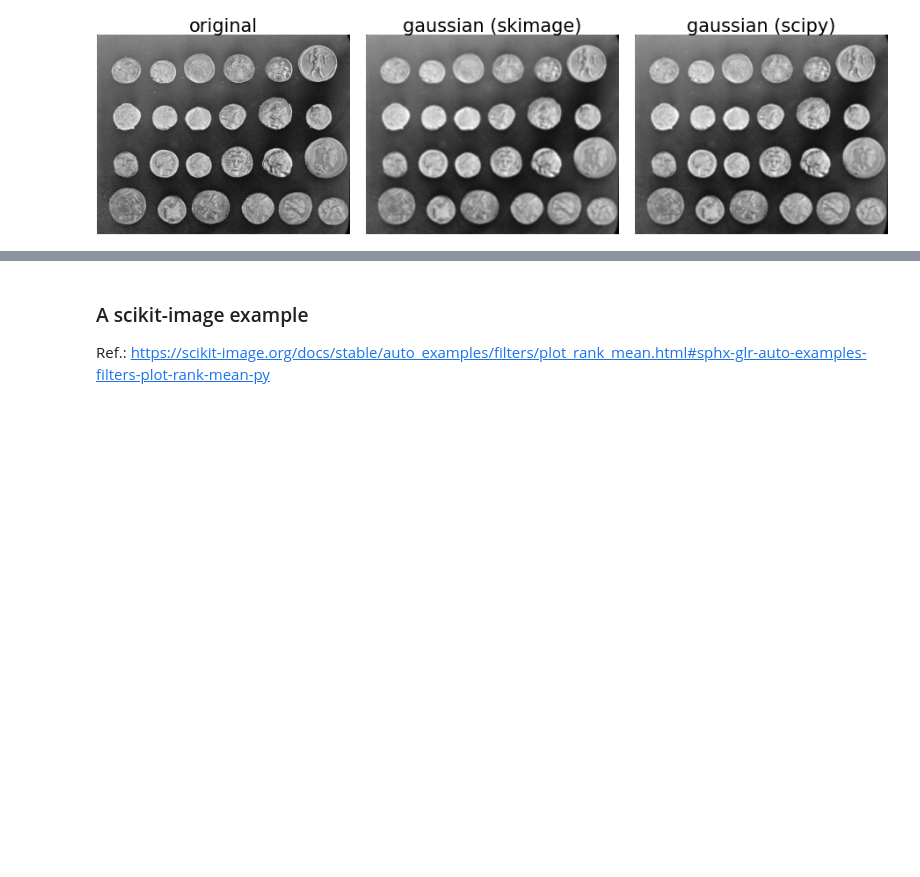
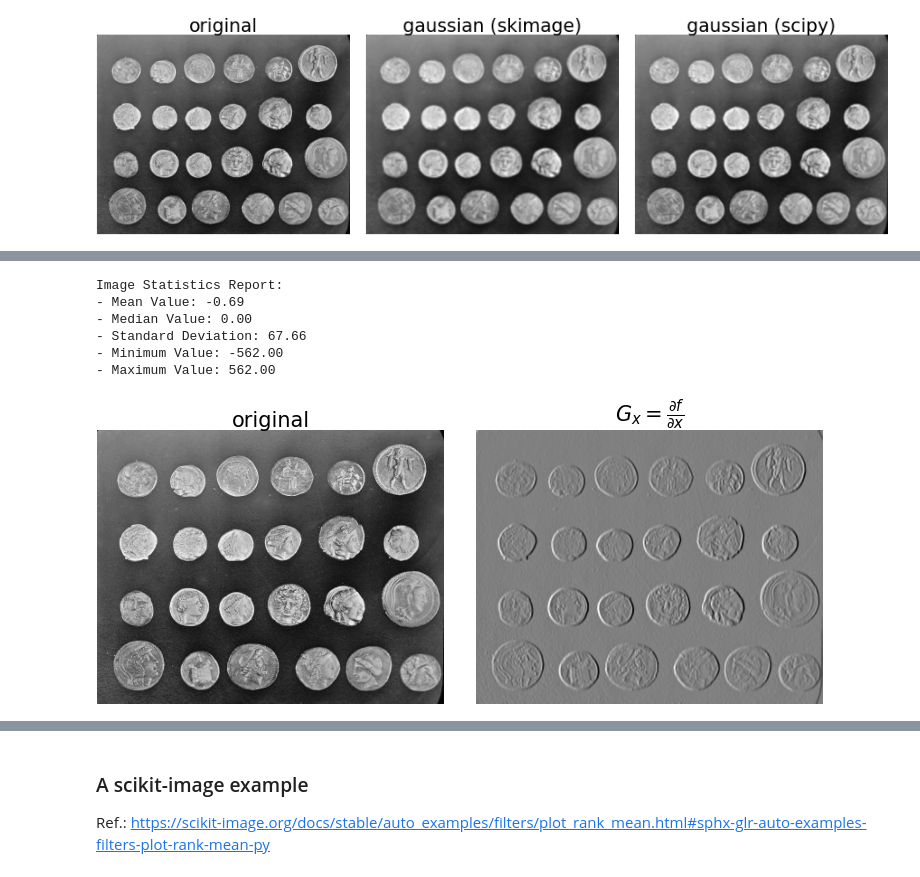
Before and after one commit to thiagopx/pdi, a Jupyter notebook: notebooks/03_spatial-filt.ipynb, the cells around one changed output, grey strips where cells are left out. Drawn from its saved outputs; the diff is of its cells as text; code cells hidden in the pictures; blank space fills up the shorter version.

```diff
--- a/notebooks/03_spatial-filt.ipynb
+++ b/notebooks/03_spatial-filt.ipynb
@@ -72,0 +100,28 @@ show_collection(
+# %%
+from scipy.ndimage import correlate
+
+# Define the Prewitt kernel for horizontal edges
+kernel_x = np.array([[-1, 0, 1], [-1, 0, 1], [-1, 0, 1]])
+
+# "Convolve" the image with the Prewitt kernel to calculate horizontal gradients (partial derivative with respect to x)
+gx = correlate(image.astype(float), kernel_x)
+
+# Print the statistics report for the horizontal gradient image
+print("Image Statistics Report:")
+print("- Mean Value: {:.2f}".format(np.mean(gx)))
+print("- Median Value: {:.2f}".format(np.median(gx)))
+print("- Standard Deviation: {:.2f}".format(np.std(gx)))
+print("- Minimum Value: {:.2f}".format(np.min(gx)))
+print("- Maximum Value: {:.2f}".format(np.max(gx)))
+
+# Display a collection of images: original and horizontal gradient
+# Titles are provided for each image
+show_collection([image.astype(int), gx], titles=["original", "$G_x=\\frac{\\partial f}{\\partial x}$"], cmap="gray", scale=0.1, fontsize=15)
+# %% [output]
+Image Statistics Report:
+- Mean Value: -0.69
+- Median Value: 0.00
+- Standard Deviation: 67.66
+- Minimum Value: -562.00
+- Maximum Value: 562.00
+[figure, added]
```
Also changed, not shown: parts of 18 cells of this notebook, 1 other file.
